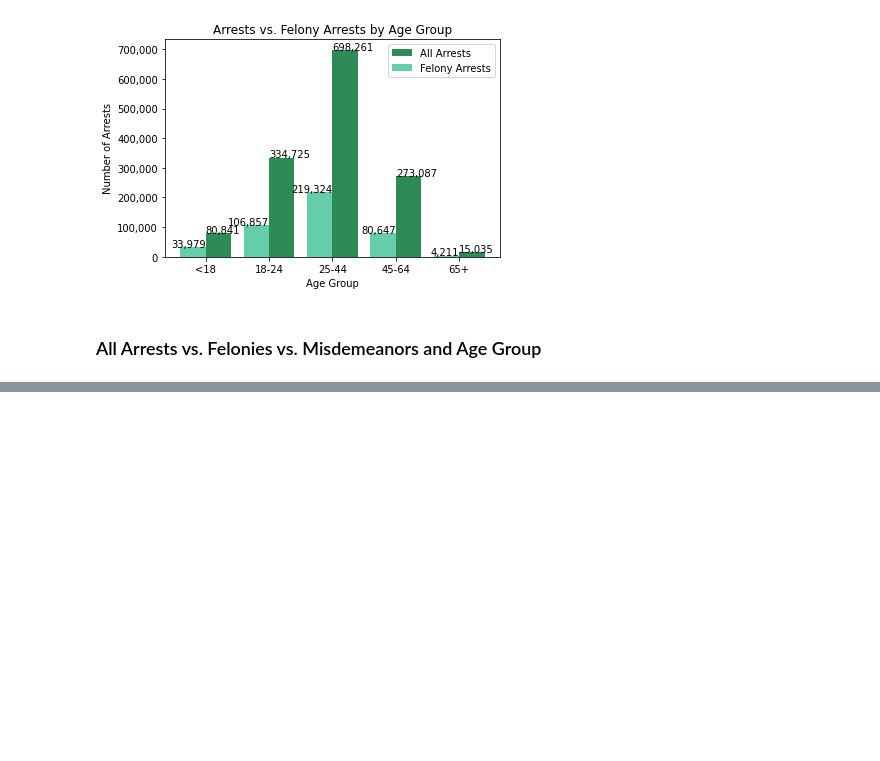
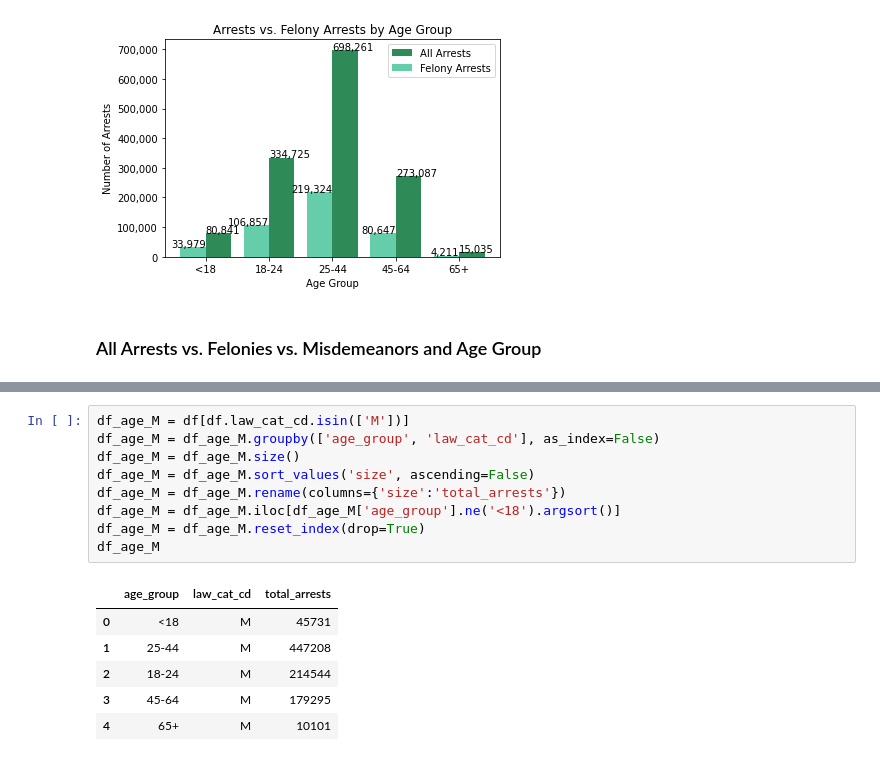
Before and after one commit to AmitSamra/NYC_Crime, a Jupyter notebook: nyc_crime_python.ipynb, the cells around one changed output, grey strips where cells are left out. Saved outputs shown, nothing was run; the diff lists cells and outputs as text; blank space fills up the shorter version.

```diff
--- a/nyc_crime_python.ipynb
+++ b/nyc_crime_python.ipynb
@@ -846,0 +820,16 @@ len(df_test1.age_group)
+# %%
+df_age_M = df[df.law_cat_cd.isin(['M'])]
+df_age_M = df_age_M.groupby(['age_group', 'law_cat_cd'], as_index=False)
+df_age_M = df_age_M.size()
+df_age_M = df_age_M.sort_values('size', ascending=False)
+df_age_M = df_age_M.rename(columns={'size':'total_arrests'})
+df_age_M = df_age_M.iloc[df_age_M['age_group'].ne('<18').argsort()]
+df_age_M = df_age_M.reset_index(drop=True)
+df_age_M
+# %% [output]
+|  | age_group | law_cat_cd | total_arrests |
+| 0 | <18 | M | 45731 |
+| 1 | 25-44 | M | 447208 |
+| 2 | 18-24 | M | 214544 |
+| 3 | 45-64 | M | 179295 |
+| 4 | 65+ | M | 10101 |
```
Also changed, not shown: parts of 4 cells of this notebook.
